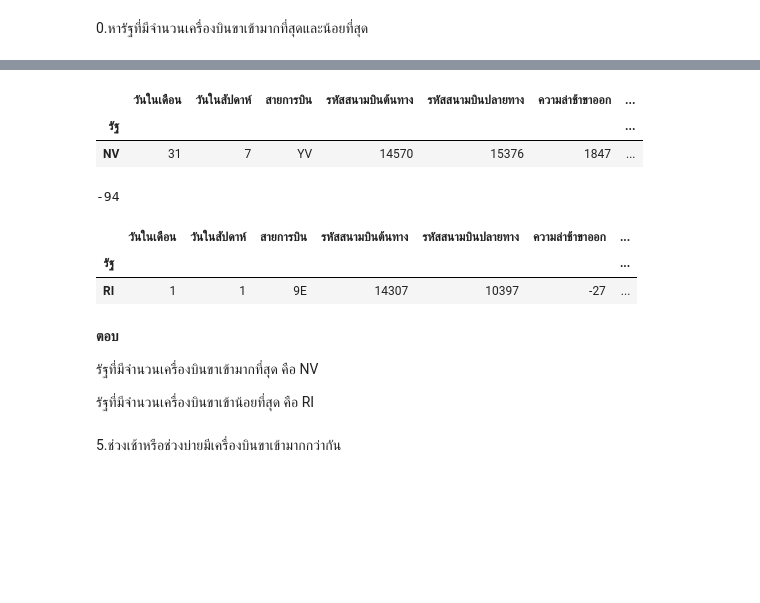
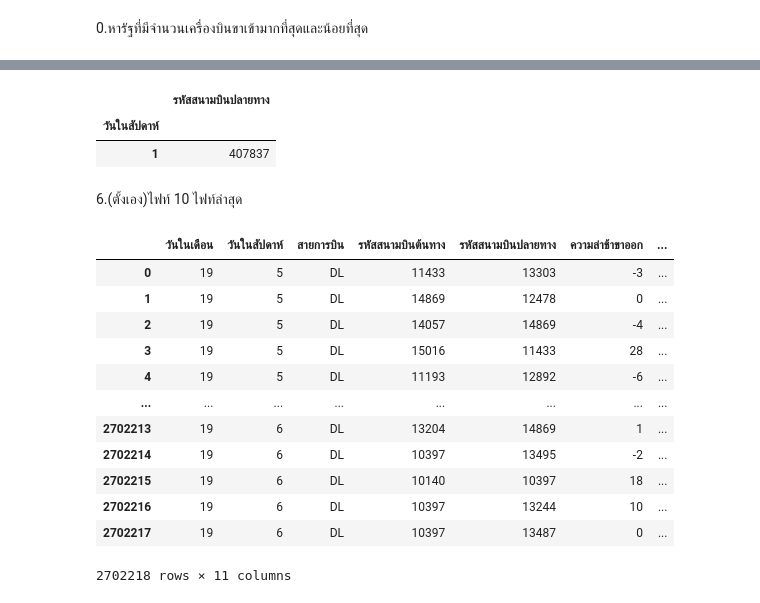
Before and after one commit to nualpair/DWDM21, a Jupyter notebook: Mini_Exam.ipynb, the cells around one changed output, grey strips where cells are left out. Drawn from its saved outputs; the diff is of its cells as text; code cells hidden in the pictures; blank space fills up the shorter version.

```diff
--- a/Mini_Exam.ipynb
+++ b/Mini_Exam.ipynb
@@ -116,26 +161,25 @@ merged_table['ความล่าช้าขาเข้า'].max()
 # %%
-max = merged_table.groupby('รัฐ').max().sort_values(by=['ความล่าช้าขาเข้า'],ascending=False)
-max.iloc[:1,:]
+max = merged_table.groupby('วันในสัปดาห์').count().sort_values(by=['ความล่าช้าขาเข้า'],ascending=False)  ##หารัฐที่มีขาเข้ามากที่สุด
+max.iloc[:1,3:4]
 # %% [output]
-|  | วันในเดือน | วันในสัปดาห์ | สายการบิน | รหัสสนามบินต้นทาง | รหัสสนามบินปลายทาง | ความล่าช้าขาออก | ... |
-| รัฐ |  |  |  |  |  |  | ... |
-| NV | 31 | 7 | YV | 14570 | 15376 | 1847 | ... |
+|  | รหัสสนามบินปลายทาง |
+| วันในสัปดาห์ |  |
+| 1 | 407837 |
-# %%
-merged_table['ความล่าช้าขาเข้า'].min()
-# %% [output]
--94
-# %%
-min = merged_table.groupby('รัฐ').min().sort_values(by=['ความล่าช้าขาเข้า'],ascending=False)
-min.iloc[-1:,:]
-# %% [output]
-|  | วันในเดือน | วันในสัปดาห์ | สายการบิน | รหัสสนามบินต้นทาง | รหัสสนามบินปลายทาง | ความล่าช้าขาออก | ... |
-| รัฐ |  |  |  |  |  |  | ... |
-| RI | 1 | 1 | 9E | 14307 | 10397 | -27 | ... |
-# %% [markdown]
-**ตอบ**
-
-รัฐที่มีจำนวนเครื่องบินขาเข้ามากที่สุด คือ NV
-
-รัฐที่มีจำนวนเครื่องบินขาเข้าน้อยที่สุด คือ RI
-# %% [markdown]
-5.ช่วงเช้าหรือช่วงบ่ายมีเครื่องบินขาเข้ามากกว่ากัน
+# %% [markdown]
+6.(ตั้งเอง)ไฟท์ 10 ไฟท์ล่าสุด
+# %%
+merged_table
+# %% [output]
+|  | วันในเดือน | วันในสัปดาห์ | สายการบิน | รหัสสนามบินต้นทาง | รหัสสนามบินปลายทาง | ความล่าช้าขาออก | ... |
+| 0 | 19 | 5 | DL | 11433 | 13303 | -3 | ... |
+| 1 | 19 | 5 | DL | 14869 | 12478 | 0 | ... |
+| 2 | 19 | 5 | DL | 14057 | 14869 | -4 | ... |
+| 3 | 19 | 5 | DL | 15016 | 11433 | 28 | ... |
+| 4 | 19 | 5 | DL | 11193 | 12892 | -6 | ... |
+| ... | ... | ... | ... | ... | ... | ... | ... |
+| 2702213 | 19 | 6 | DL | 13204 | 14869 | 1 | ... |
+| 2702214 | 19 | 6 | DL | 10397 | 13495 | -2 | ... |
+| 2702215 | 19 | 6 | DL | 10140 | 10397 | 18 | ... |
+| 2702216 | 19 | 6 | DL | 10397 | 13244 | 10 | ... |
+| 2702217 | 19 | 6 | DL | 10397 | 13487 | 0 | ... |
+2702218 rows × 11 columns
```
Also changed, not shown: parts of 8 cells of this notebook.
